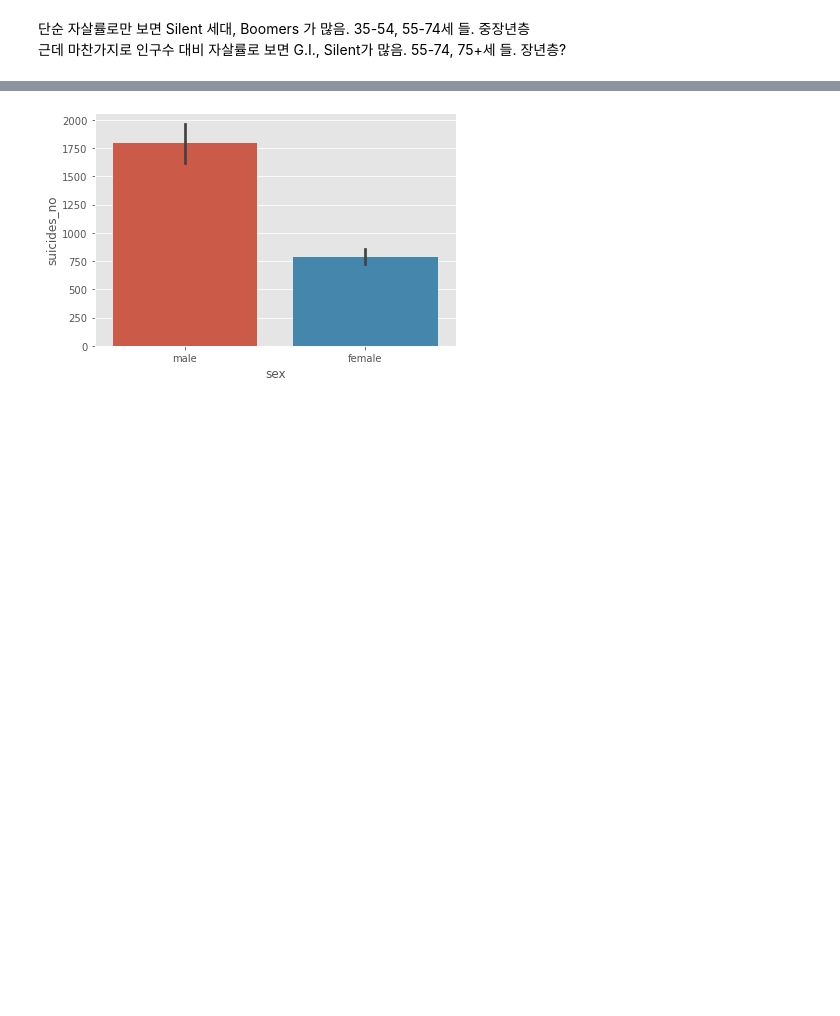
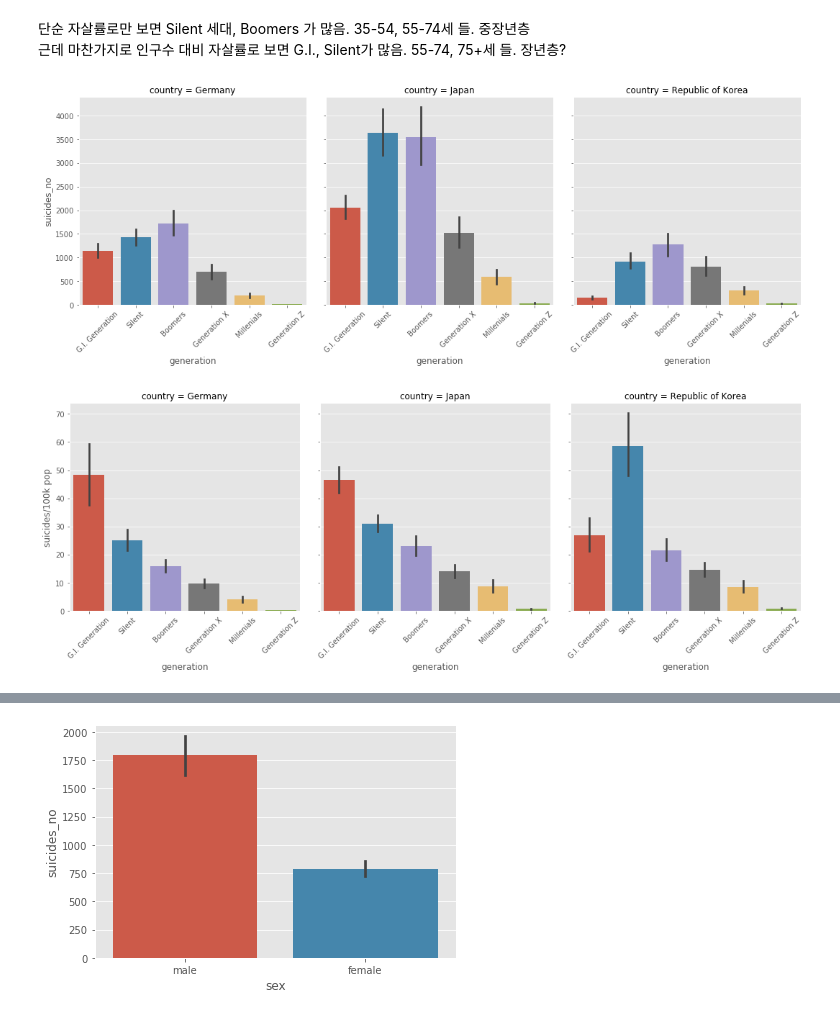
Before and after one commit to skdbsxir/DS-Studying, a Jupyter notebook: [Self Project]/X001-3. Suicides Rates Overview.ipynb, the cells around one changed output, grey strips where cells are left out. Saved outputs shown, nothing was run; the diff lists cells and outputs as text; code cells hidden in the pictures; blank space fills up the shorter version.

```diff
--- a/[Self Project]/X001-3. Suicides Rates Overview.ipynb
+++ b/[Self Project]/X001-3. Suicides Rates Overview.ipynb
@@ -315,3 +316,17 @@ plt.show()
 # %% [markdown]
 단순 자살률로만 보면 Silent 세대, Boomers 가 많음. 35-54, 55-74세 들. 중장년층 <br>
 근데 마찬가지로 인구수 대비 자살률로 보면 G.I., Silent가 많음. 55-74, 75+세 들. 장년층?
+# %%
+# 국가별로 같이 또 찢어보자.
+allCountry3 = sns.catplot(kind='bar', data=df, x='generation', y='suicides_no',
+                          col='country', col_wrap=3)
+allCountry3.set_xticklabels(rotation=45)
+plt.show()
+
+allCountry3_no = sns.catplot(kind='bar', data=df, x='generation', y='suicides/100k pop',
+                            col = 'country', col_wrap=3)
+allCountry3_no.set_xticklabels(rotation=45)
+plt.show()
+# %% [output]
+[figure, added]
+[figure, added]
```
Also changed, not shown: parts of 2 cells of this notebook.
